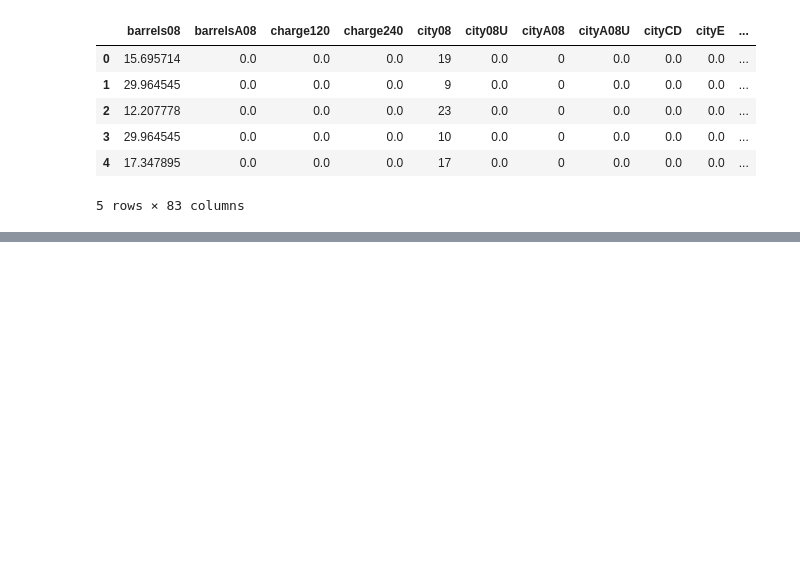
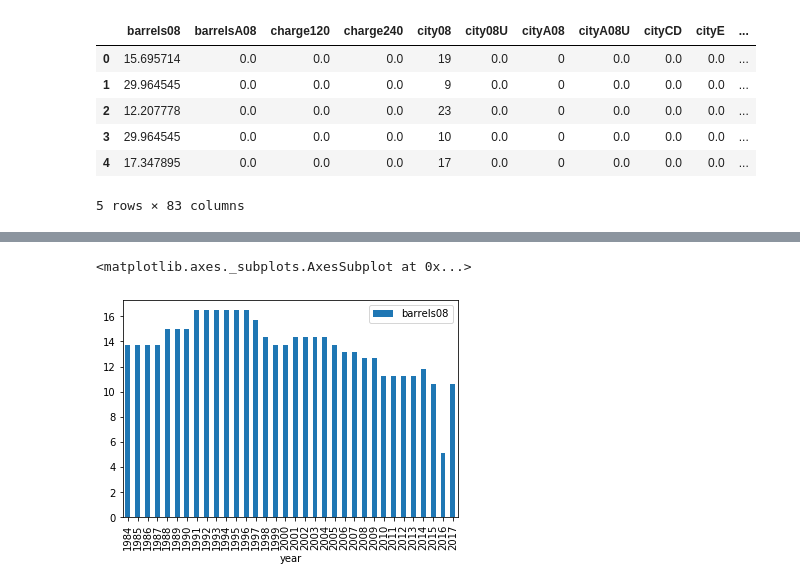
Before and after one commit to Sergio-Perez/datamad0320-1, a Jupyter notebook: w2-d4-pandas-cleaning.ipynb, the cells around one changed output, grey strips where cells are left out. Saved outputs shown, nothing was run; the diff lists cells and outputs as text; code cells hidden in the pictures; blank space fills up the shorter version.

```diff
--- a/w2-d4-pandas-cleaning.ipynb
+++ b/w2-d4-pandas-cleaning.ipynb
@@ -223,0 +587,5 @@ df_clean["make"].value_counts().reset_index().sort_values('index')
+# %%
+df_clean[df_clean.expensive].groupby(["year"]).agg({"barrels08":"min"}).plot.bar()
+# %% [output]
+<matplotlib.axes._subplots.AxesSubplot at 0x...>
+[figure, added]
```
Also changed, not shown: parts of 53 cells of this notebook, 2 other files.
